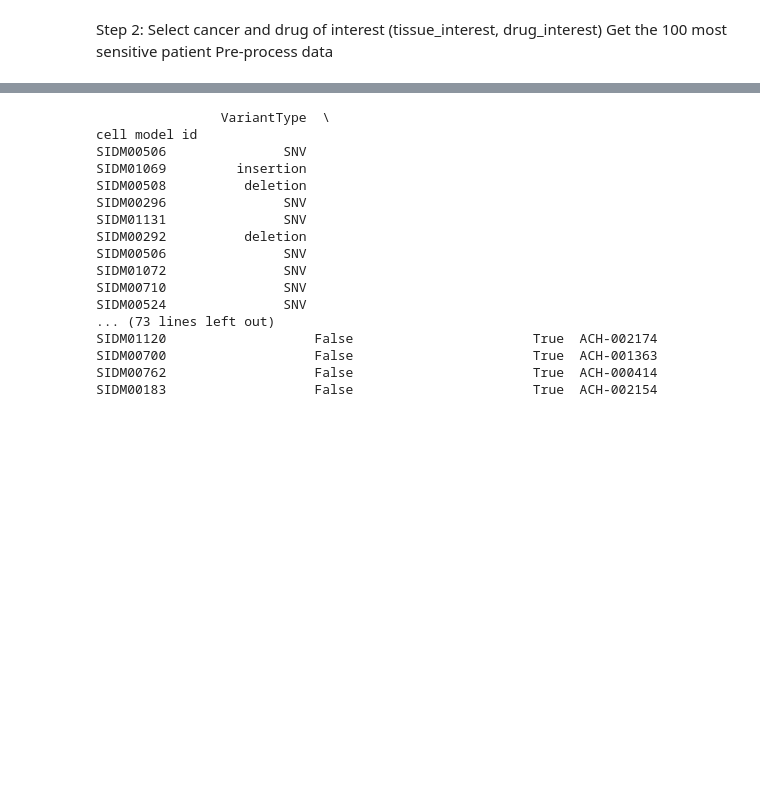
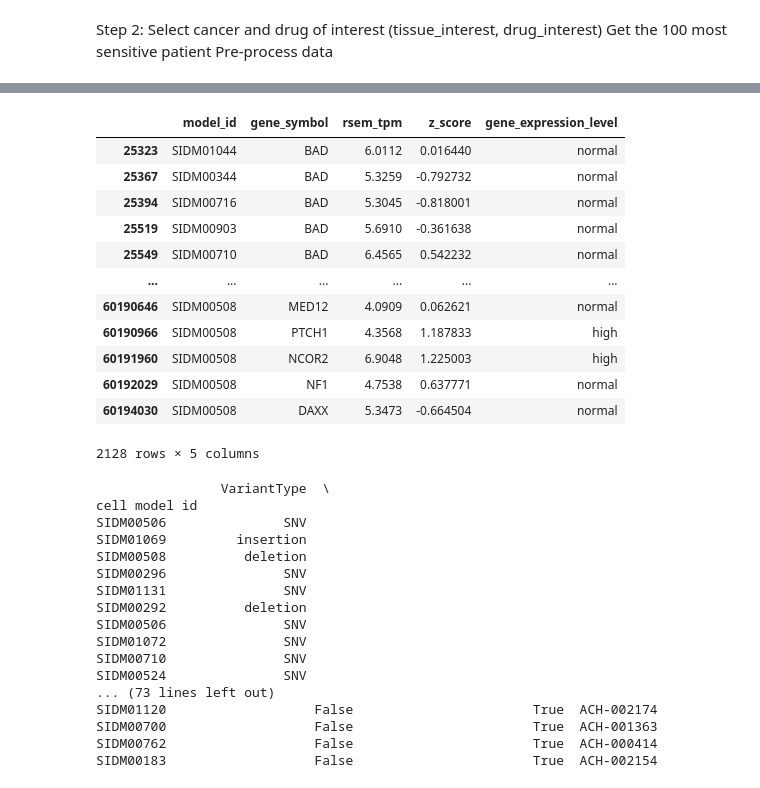
Before and after one commit to romane-gauthierj/Attractor-Resistance, a Jupyter notebook: pipeline.ipynb, the cells around one changed output, grey strips where cells are left out. Saved outputs shown, nothing was run; the diff lists cells and outputs as text; code cells hidden in the pictures; blank space fills up the shorter version.

```diff
--- a/pipeline.ipynb
+++ b/pipeline.ipynb
@@ -155,3 +155,19 @@ See the caveats in the documentation: https://pandas.pydata.org/pandas-docs/stab
+# %%
+rna_seq_data_filtered
+# %% [output]
+|  | model_id | gene_symbol | rsem_tpm | z_score | gene_expression_level |
+| 25323 | SIDM01044 | BAD | 6.0112 | 0.016440 | normal |
+| 25367 | SIDM00344 | BAD | 5.3259 | -0.792732 | normal |
+| 25394 | SIDM00716 | BAD | 5.3045 | -0.818001 | normal |
+| 25519 | SIDM00903 | BAD | 5.6910 | -0.361638 | normal |
+| 25549 | SIDM00710 | BAD | 6.4565 | 0.542232 | normal |
+| ... | ... | ... | ... | ... | ... |
+| 60190646 | SIDM00508 | MED12 | 4.0909 | 0.062621 | normal |
+| 60190966 | SIDM00508 | PTCH1 | 4.3568 | 1.187833 | high |
+| 60191960 | SIDM00508 | NCOR2 | 6.9048 | 1.225003 | high |
+| 60192029 | SIDM00508 | NF1 | 4.7538 | 0.637771 | normal |
+| 60194030 | SIDM00508 | DAXX | 5.3473 | -0.664504 | normal |
+2128 rows × 5 columns
 # %%
 mutations_data_filtered_combined = preprocess_mutations_ds(patients_ids, models_depmap_annotation, mutations_data_depseq,montagud_nodes)
 print(mutations_data_filtered_combined)
```
Also changed, not shown: parts of 4 cells of this notebook, 6 other files.
